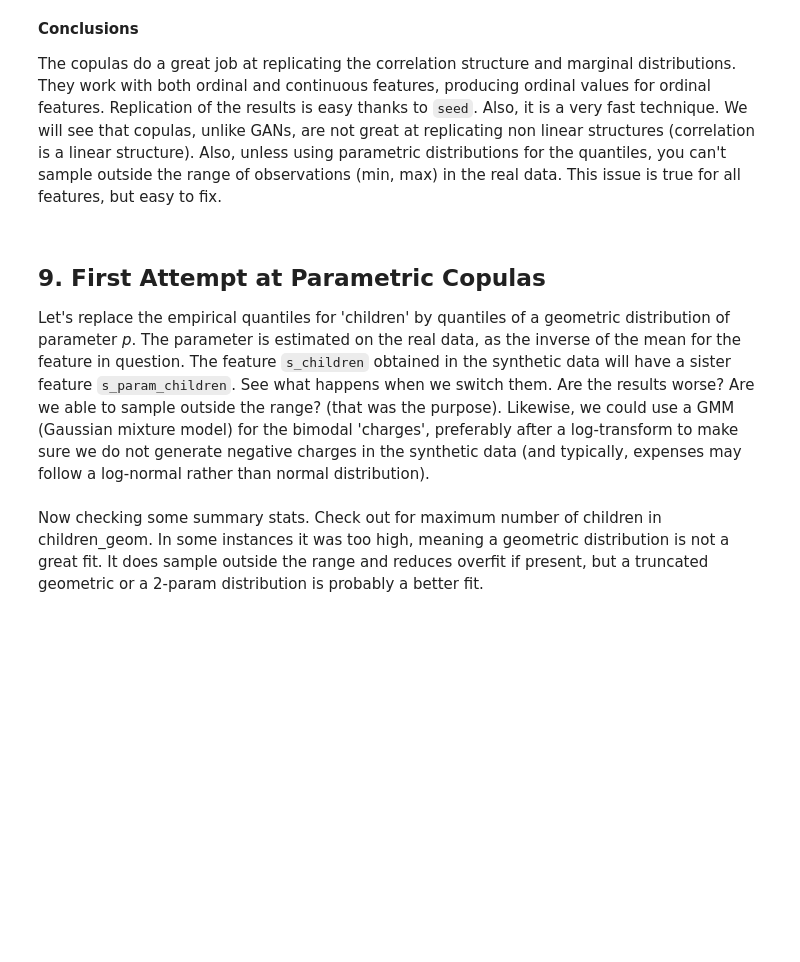
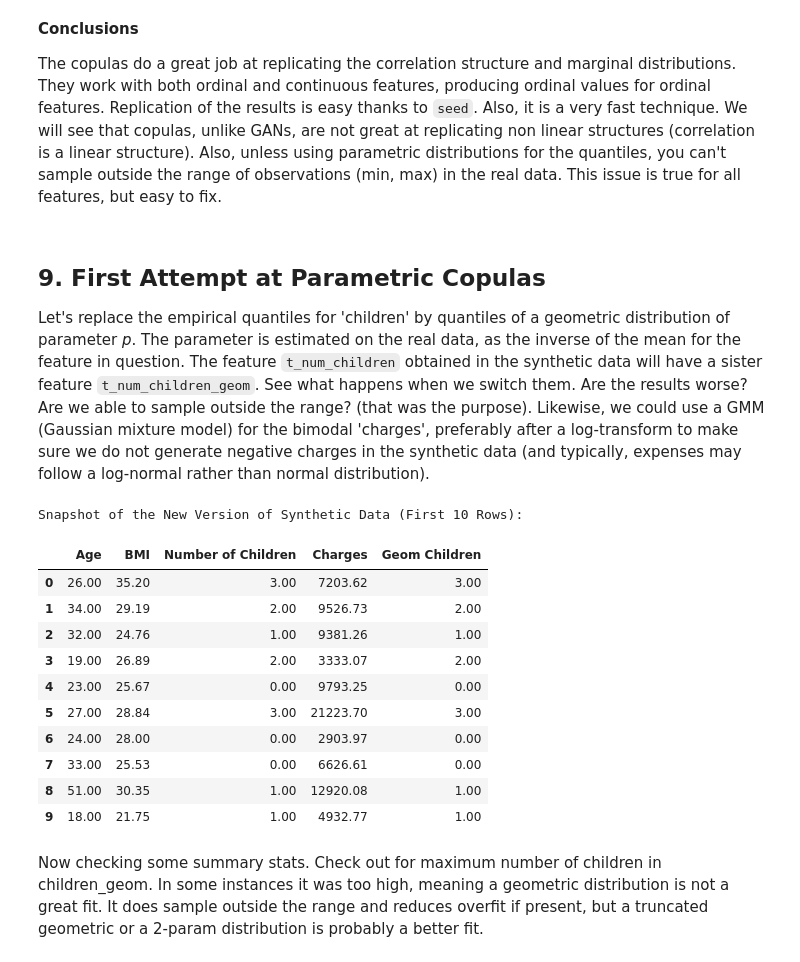
Before and after one commit to BrianCarela/LLM_stuff, a Jupyter notebook: Copy_of_copula_insurance_nogroup.ipynb, the cells around one changed output. Drawn from its saved outputs; the diff is of its cells as text; code cells hidden in the pictures; blank space fills up the shorter version.

```diff
--- a/Copy_of_copula_insurance_nogroup.ipynb
+++ b/Copy_of_copula_insurance_nogroup.ipynb
@@ -596,5 +597,5 @@ The copulas do a great job at replicating the correlation structure and marginal
 <p>
 Let's replace the empirical quantiles for 'children' by quantiles of a geometric distribution of parameter <em>p</em>.
 The parameter is estimated on the real data, as the inverse of the mean for the feature in question. The
-feature <code>s_children</code> obtained in the synthetic data will have a
-sister feature <code>s_param_children</code>. See what happens when we switch them. Are the results worse? Are we able to sample outside the range? (that was the purpose). Likewise, we could use a GMM (Gaussian mixture model) for the bimodal 'charges', preferably after a log-transform to make sure we do not generate negative charges in the synthetic data (and typically, expenses may follow a log-normal rather than normal distribution).
+feature <code>t_num_children</code> obtained in the synthetic data will have a
+sister feature <code>t_num_children_geom</code>. See what happens when we switch them. Are the results worse? Are we able to sample outside the range? (that was the purpose). Likewise, we could use a GMM (Gaussian mixture model) for the bimodal 'charges', preferably after a log-transform to make sure we do not generate negative charges in the synthetic data (and typically, expenses may follow a log-normal rather than normal distribution).
@@ -626,2 +602,56 @@ s_data_v2 = np.array(s_data_v2)
+# %%
+# Calculate the mean of the 'children' feature
+mean_children = np.mean(num_children)
+
+# Estimate the parameter for the geometric distribution
+children_geom_param = 1 - mean_children / (mean_children + 1)  # numpy geometric distribution starts at 1, we adjust to start at 0
+
+# Generate synthetic 'children' data using the geometric distribution
+synthetic_children_geom = np.random.geometric(children_geom_param, len(num_children))
+synthetic_children_geom = synthetic_children_geom - np.ones(len(num_children))  # Adjust to start at 0
+
+# List to store the new version of transformed synthetic data
+transformed_synthetic_data_v2 = []
+
+# Transform the synthetic data using parametric copulas
+for i in range(nobs_synth):
+    # Step 3: Convert Gaussian-distributed features to uniform distribution [0, 1]
+    u_age = norm.cdf(synthetic_ages[i])
+    u_bmi = norm.cdf(synthetic_bmi_values[i])
+    u_num_children = norm.cdf(synthetic_num_children[i])
+    u_charges = norm.cdf(synthetic_charges[i])
+
+    # Step 4: Transform uniform distribution to target empirical and parametric distributions
+    t_age = np.quantile(ages, u_age)  # Transform age
+    t_bmi = np.quantile(bmi_values, u_bmi)  # Transform BMI
+    t_num_children = np.quantile(num_children, u_num_children)  # Transform number of children
+    t_num_children_geom = np.quantile(synthetic_children_geom, u_num_children)  # Transform geometric number of children
+    t_charges = np.quantile(insurance_charges, u_charges)  # Transform charges
+
+    # Append the transformed values to the list
+    transformed_synthetic_data_v2.append((t_age, t_bmi, t_num_children, t_charges, t_num_children_geom))
+
+# Convert the list to a NumPy array
+transformed_synthetic_data_v2 = np.array(transformed_synthetic_data_v2)
+
+# Create a DataFrame to store the new version of transformed synthetic data
+synthetic_data_v2_df = pd.DataFrame(transformed_synthetic_data_v2, columns=['Age', 'BMI', 'Number of Children', 'Charges', 'Geom Children'])
+
+# Display the first 10 rows of the new version of synthetic data
+print("Snapshot of the New Version of Synthetic Data (First 10 Rows):")
+display(synthetic_data_v2_df.head(10).style.background_gradient(cmap='coolwarm').format(precision=2))
+# %% [output]
+Snapshot of the New Version of Synthetic Data (First 10 Rows):
+|  | Age | BMI | Number of Children | Charges | Geom Children |
+| 0 | 26.00 | 35.20 | 3.00 | 7203.62 | 3.00 |
+| 1 | 34.00 | 29.19 | 2.00 | 9526.73 | 2.00 |
+| 2 | 32.00 | 24.76 | 1.00 | 9381.26 | 1.00 |
+| 3 | 19.00 | 26.89 | 2.00 | 3333.07 | 2.00 |
+| 4 | 23.00 | 25.67 | 0.00 | 9793.25 | 0.00 |
+| 5 | 27.00 | 28.84 | 3.00 | 21223.70 | 3.00 |
+| 6 | 24.00 | 28.00 | 0.00 | 2903.97 | 0.00 |
+| 7 | 33.00 | 25.53 | 0.00 | 6626.61 | 0.00 |
+| 8 | 51.00 | 30.35 | 1.00 | 12920.08 | 1.00 |
+| 9 | 18.00 | 21.75 | 1.00 | 4932.77 | 1.00 |
 # %% [markdown]
 Now checking some summary stats. Check out for maximum number of children in children_geom. In some instances it was too high, meaning a geometric distribution is not a great fit. It does sample outside the range and reduces overfit if present, but a truncated geometric or a 2-param distribution is probably a better fit.
```
Also changed, not shown: parts of 7 cells of this notebook.
